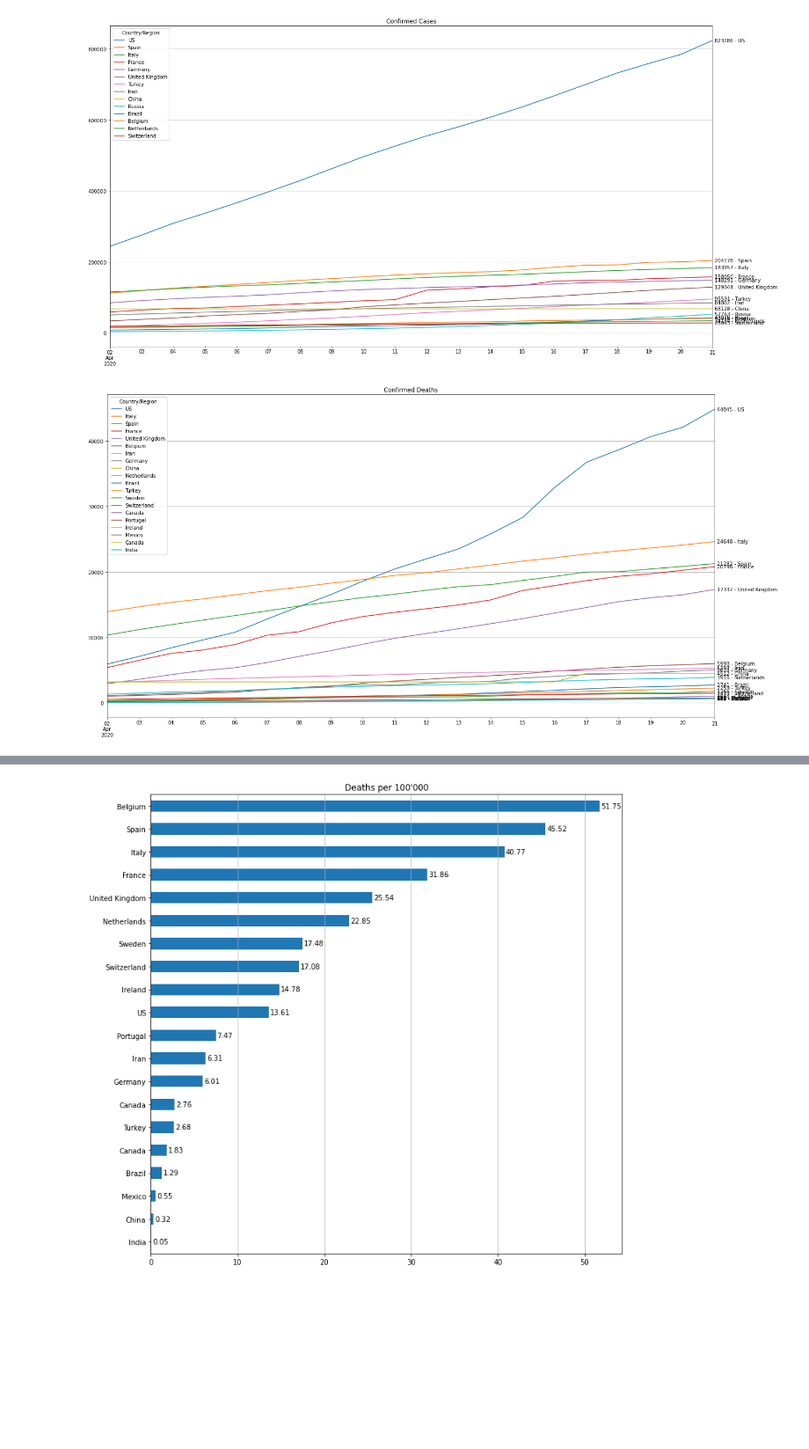
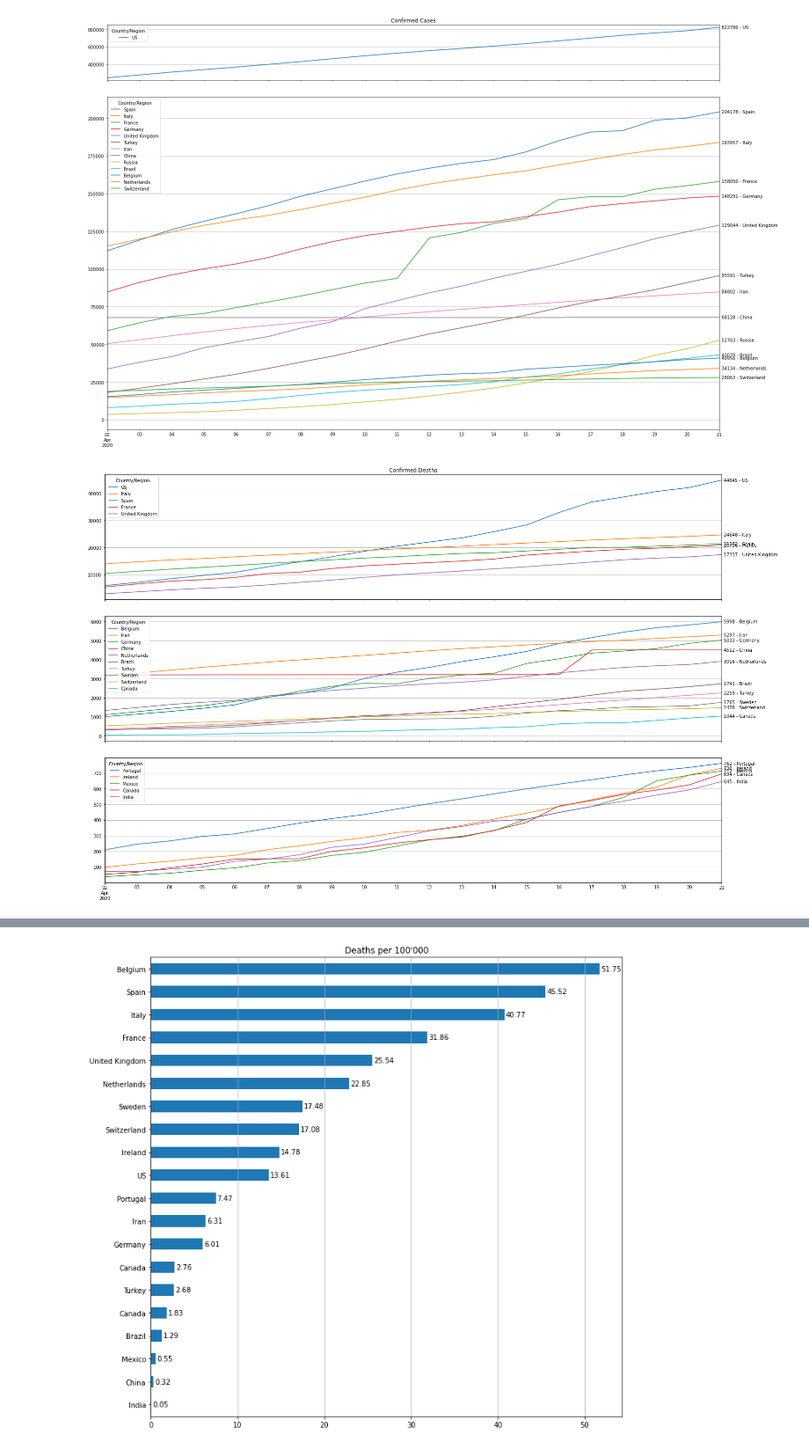
Before and after one commit to willharris/coronastats, a Jupyter notebook: coronastats.ipynb, the cells around one changed output, grey strips where cells are left out. Shown: that part at 88% size. Drawn from its saved outputs; the diff is of its cells as text; code cells hidden in the pictures; blank space fills up the shorter version.

Commit message:
Use subplots.
Make the different data ranges more readable by splitting them into various subplots.

```diff
--- a/coronastats.ipynb
+++ b/coronastats.ipynb
@@ -27,17 +28,23 @@ num_days = 20
 # %%
 cases_trim = cases_interest.T.iloc[3:, :]
 
 if num_days:
     cases_trim = cases_trim.iloc[-num_days:, :]
 
 cases_trim.index = pandas.to_datetime(cases_trim.index)
-cases_plot = cases_trim.plot(title="Confirmed Cases", figsize=(22, 12), grid=True)
+
+fig, axes = plt.subplots(2, 1, sharex=True, gridspec_kw={"height_ratios": [1, 6]})
+fig.tight_layout(h_pad=0)
+cases_plotUS = cases_trim.iloc[:, :1].plot(title="Confirmed Cases", figsize=(22, 15), grid=True, ax=axes[0])
+cases_plotROW = cases_trim.iloc[:, 1:].plot(grid=True, ax=axes[1])
 
 last_row = cases_trim.iloc[-1:, :]
+plot = cases_plotUS
 for k, v in last_row.items():
-    cases_plot.annotate("%d - %s" % (v[0], v.name), (last_row.index[0], v[0]), xytext=(5, -3), textcoords="offset points")
+    plot.annotate("%d - %s" % (v[0], v.name), (last_row.index[0], v[0]), xytext=(5, -3), textcoords="offset points")
+    plot = cases_plotROW
 # %% [output]
-[figure, old version]
+[figure, new version]
 # %%
 deaths_trim = deaths_interest.T.iloc[3:, :]
 
@@ -45,13 +52,26 @@ if num_days:
     deaths_trim = deaths_trim.iloc[-num_days:, :]
 
 deaths_trim.index = pandas.to_datetime(deaths_trim.index)
-deaths_plot = deaths_trim.plot(title="Confirmed Deaths", figsize=(22, 12), grid=True)
+
+fig, axes = plt.subplots(3, 1, sharex=True) #, gridspec_kw={"height_ratios": [3, 3, 3]})
+fig.tight_layout(h_pad=0)
+deaths_plotUSEU = deaths_trim.iloc[:, :5].plot(title="Confirmed Deaths", figsize=(22, 15), grid=True, ax=axes[0])
+deaths_plotEU = deaths_trim.iloc[:, 5:15].plot(grid=True, ax=axes[1])
+deaths_plotROW = deaths_trim.iloc[:, 15:].plot(grid=True, ax=axes[2])
 
 last_row = deaths_trim.iloc[-1:, :]
+count = 0
 for k, v in last_row.items():
-    deaths_plot.annotate("%d - %s" % (v[0], v.name), (last_row.index[0], v[0]), xytext=(5, -3), textcoords="offset points")
+    if count < 5:
+        plot = deaths_plotUSEU
+    elif count < 15:
+        plot = deaths_plotEU
+    else:
+        plot = deaths_plotROW
+    plot.annotate("%d - %s" % (v[0], v.name), (last_row.index[0], v[0]), xytext=(5, -3), textcoords="offset points")
+    count += 1
 # %% [output]
-[figure, old version]
+[figure, new version]
 # %%
 dpm = pandas.DataFrame()
 
```
Also changed, not shown: parts of 3 cells of this notebook.
